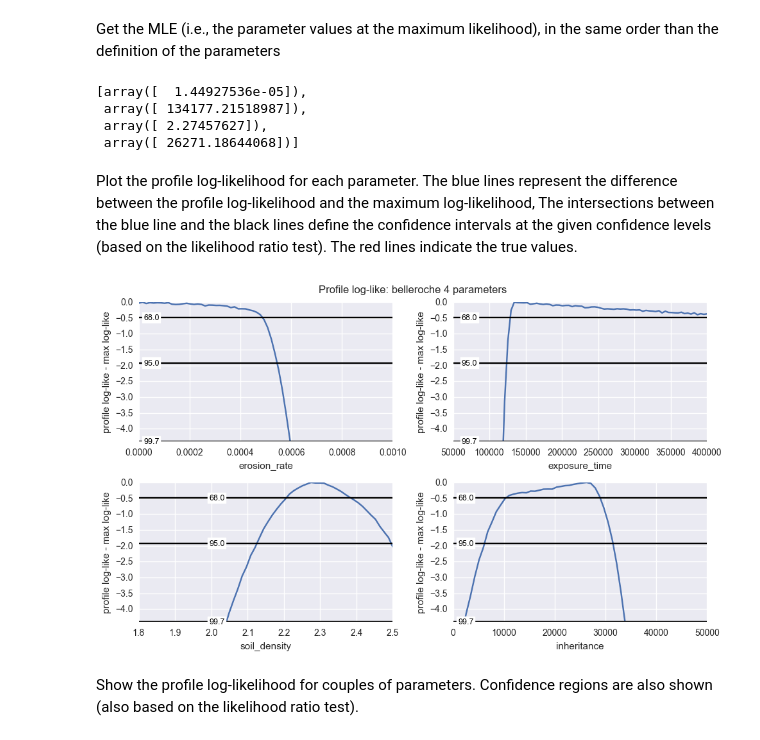
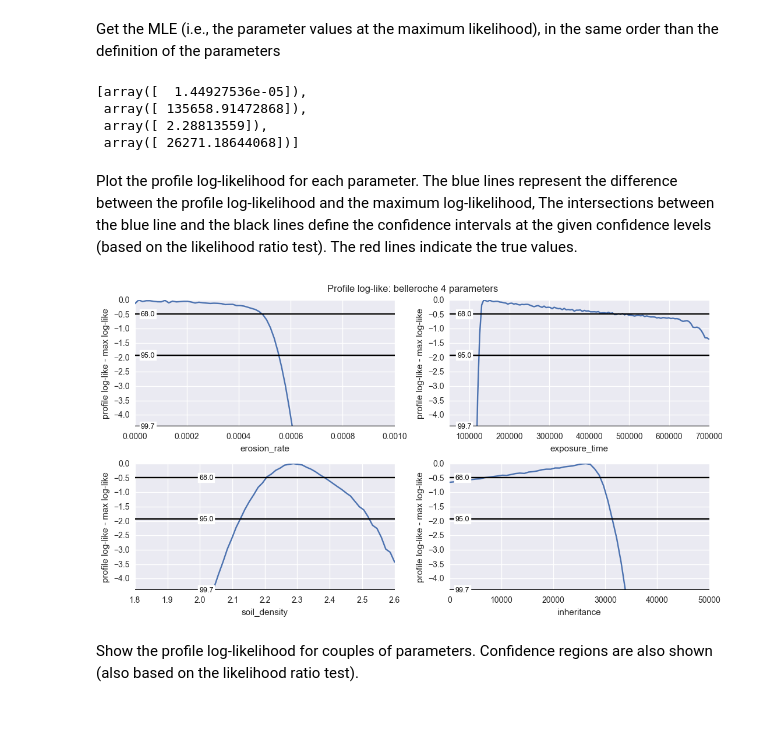
Before and after one commit to benbovy/cosmogenic_dating, a Jupyter notebook: GS_belleroche_4params.ipynb, the cells around one changed output. Drawn from its saved outputs; the diff is of its cells as text; code cells hidden in the pictures.

```diff
--- a/GS_belleroche_4params.ipynb
+++ b/GS_belleroche_4params.ipynb
@@ -91,25 +91,25 @@ Define the parameters to fit and their search ranges / steps. The order must be
 gstest.set_parameter(
     'erosion_rate',
     [0., 1e-3, 70j],
-    stats.uniform(loc=0, scale=3e-3).pdf
+    stats.uniform(loc=0, scale=1e-3).pdf
 )
 
 gstest.set_parameter(
     'exposure_time',
-    [5e4, 4e5, 80j],
-    stats.uniform(loc=0, scale=2e5).pdf
+    [5e4, 7e5, 130j],
+    stats.uniform(loc=0, scale=7e5).pdf
 )
 
 gstest.set_parameter(
     'soil_density',
-    [1.8, 2.5, 60j],
-    stats.uniform(loc=1.8, scale=2.8).pdf
+    [1.8, 2.6, 60j],
+    stats.uniform(loc=1.8, scale=2.6).pdf
 )
 
 gstest.set_parameter(
     'inheritance',
     [0, 5e4, 60j],
-    stats.uniform(loc=0, scale=1e5).pdf
+    stats.uniform(loc=0, scale=5e4).pdf
 )
 # %% [markdown]
 Grid search setup summary
@@ -143,8 +143,8 @@ Get the MLE (i.e., the parameter values at the maximum likelihood), in the same
 gstest.mle
 # %% [output]
 [array([  1.44927536e-05]),
- array([ 134177.21518987]),
- array([ 2.27457627]),
+ array([ 135658.91472868]),
+ array([ 2.28813559]),
  array([ 26271.18644068])]
 # %% [markdown]
 Plot the profile log-likelihood for each parameter. The blue lines represent the difference between the profile log-likelihood and the maximum log-likelihood, The intersections between the blue line and the black lines define the confidence intervals at the given confidence levels (based on the likelihood ratio test). The red lines indicate the true values.
@@ -190,35 +190,35 @@ def plot_proflike1d(cobj, pname, clevels=[0.68, 0.95, 0.997],
              xlim=p['range'][0:2],
              ylim=[ccrit[-1], 0.])
 
 
 def plot_proflike1d_all(cobj, n_subplot_cols=2, **kwargs):
 
     n_subplots = len(cobj.parameters)
     n_subplot_rows = int(math.ceil(1. *
                                    n_subplots /
                                    n_subplot_cols))
 
     fig, aax = plt.subplots(nrows=n_subplot_rows,
                             ncols=n_subplot_cols,
                             **kwargs)
     axes = aax.flatten()
     fig.text(0.5, 0.975,
              "Profile log-like: " + cobj.description,
              horizontalalignment='center',
              verticalalignment='top')
 
     for i, pname in enumerate(cobj.parameters.keys()):
         ax = axes[i]
         plot_proflike1d(cobj, pname,
                         ax=ax)
 
     plt.tight_layout()
     plt.subplots_adjust(top=0.93)
 
 
-plot_proflike1d_all(gstest, figsize=(10, 6))
+plot_proflike1d_all(gstest, figsize=(11, 6))
 # %% [output]
-[figure, old version]
+[figure, new version]
 # %% [markdown]
 Show the profile log-likelihood for couples of parameters. Confidence regions are also shown (also based on the likelihood ratio test).
 # %%
```
Also changed, not shown: parts of 3 cells of this notebook, 1 other file.
